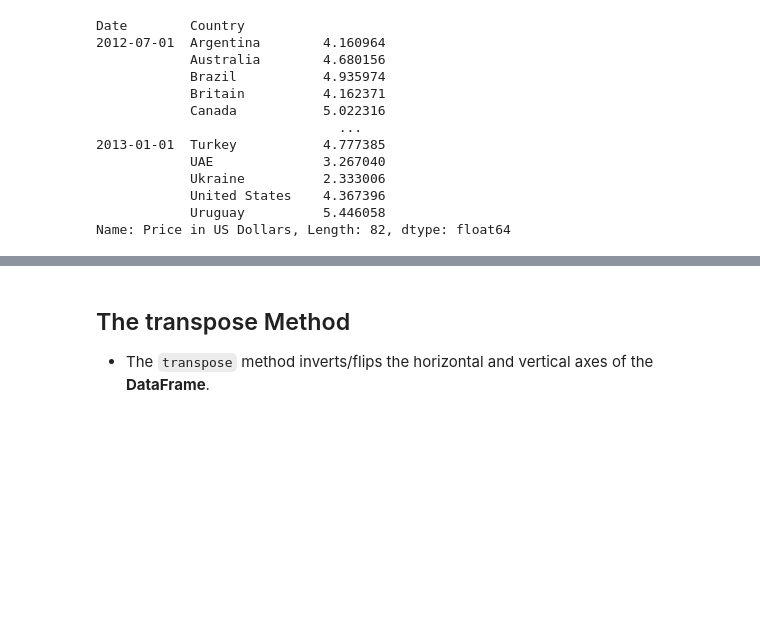
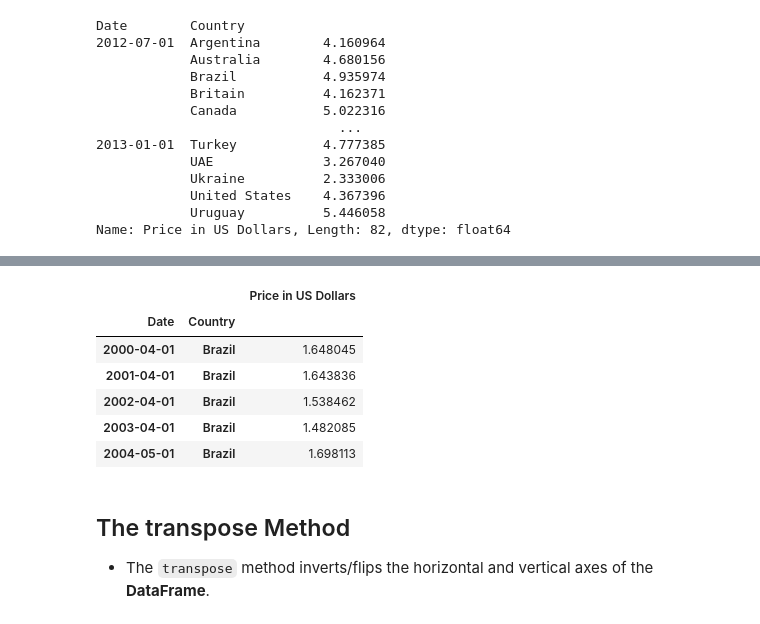
Before and after one commit to Lucas01iveira/Data-Engineering, a Jupyter notebook: Data Analysis with Pandas and Python/materials/pandas/Incomplete/08 - MultiIndex.ipynb, the cells around one changed output, grey strips where cells are left out. Saved outputs shown, nothing was run; the diff lists cells and outputs as text; code cells hidden in the pictures; blank space fills up the shorter version.

```diff
--- a/Data Analysis with Pandas and Python/materials/pandas/Incomplete/08 - MultiIndex.ipynb
+++ b/Data Analysis with Pandas and Python/materials/pandas/Incomplete/08 - MultiIndex.ipynb
@@ -272,3 +354,14 @@ Name: Price in US Dollars, Length: 82, dtype: float64
+# %%
+#6) Extract all rows where the price exceeds $1,000 for the country 'Brazil'
+bigmac.loc[ (bigmac.index.get_level_values('Country').isin(['Brazil'])) &  (bigmac['Price in US Dollars'] > 1) ].head()
+# %% [output]
+|  |  | Price in US Dollars |
+| Date | Country |  |
+| 2000-04-01 | Brazil | 1.648045 |
+| 2001-04-01 | Brazil | 1.643836 |
+| 2002-04-01 | Brazil | 1.538462 |
+| 2003-04-01 | Brazil | 1.482085 |
+| 2004-05-01 | Brazil | 1.698113 |
 # %% [markdown]
 ## The transpose Method
 - The `transpose` method inverts/flips the horizontal and vertical axes of the **DataFrame**.
```
Also changed, not shown: parts of 8 cells of this notebook.
